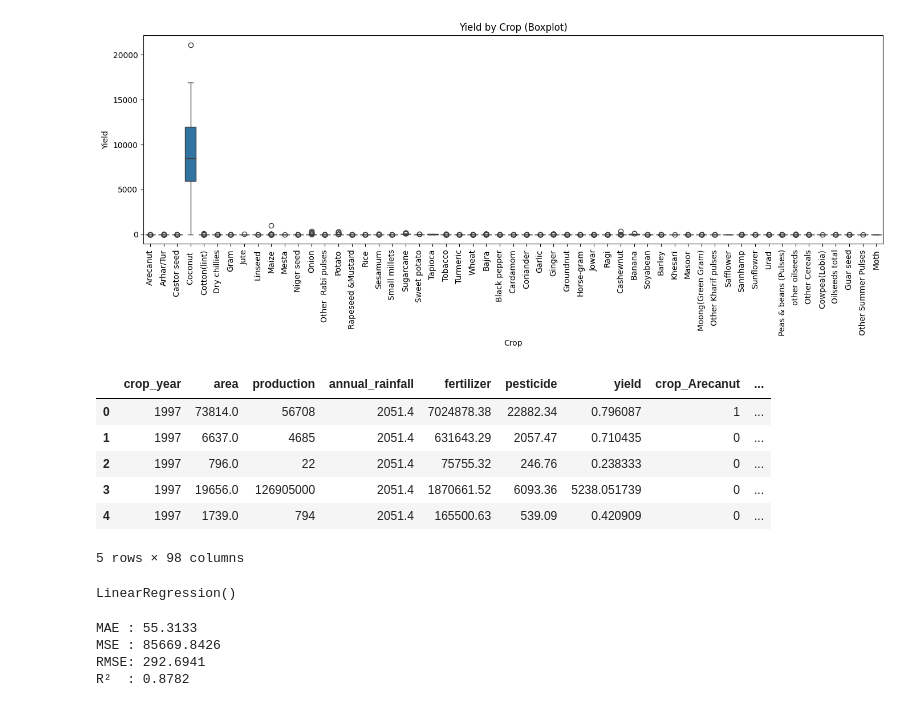
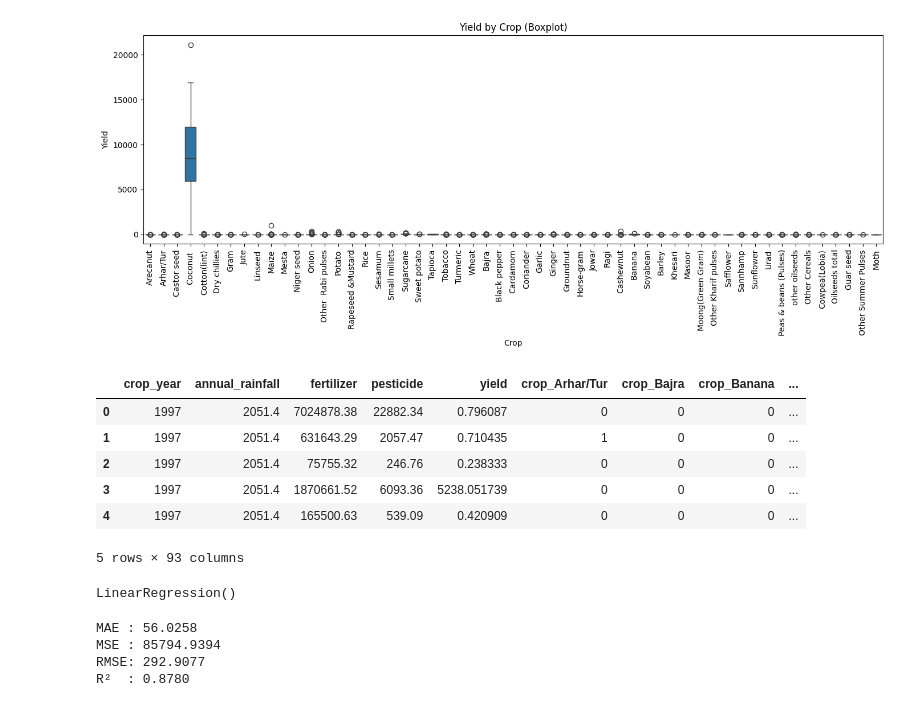
Before and after one commit to isabel0803/MLM_In_prod_group_project, a Jupyter notebook: bharat_farming/exploration/p1.ipynb, the cells around one changed output. Cells and saved outputs as stored; diff of their text form; code cells hidden in the pictures.

```diff
--- a/bharat_farming/exploration/p1.ipynb
+++ b/bharat_farming/exploration/p1.ipynb
@@ -170,18 +170,21 @@ plt.show()
 # %%
 # Set to lower case for consistency
 df_base.columns = [col.lower() for col in df_base.columns]
+# %%
+# drop area and production to aviod leakage
+df_base = df_base.drop(columns=["area", "production"])
 # %%
 # transform categorical variables using one-hot encoding 0 and 1
-df_encoded = pd.get_dummies(df_base, drop_first=False, dtype=int)
+df_encoded = pd.get_dummies(df_base, drop_first=True, dtype=int)
 df_encoded.head()
 # %% [output]
-|  | crop_year | area | production | annual_rainfall | fertilizer | pesticide | yield | crop_Arecanut | ... |
-| 0 | 1997 | 73814.0 | 56708 | 2051.4 | 7024878.38 | 22882.34 | 0.796087 | 1 | ... |
-| 1 | 1997 | 6637.0 | 4685 | 2051.4 | 631643.29 | 2057.47 | 0.710435 | 0 | ... |
-| 2 | 1997 | 796.0 | 22 | 2051.4 | 75755.32 | 246.76 | 0.238333 | 0 | ... |
-| 3 | 1997 | 19656.0 | 126905000 | 2051.4 | 1870661.52 | 6093.36 | 5238.051739 | 0 | ... |
-| 4 | 1997 | 1739.0 | 794 | 2051.4 | 165500.63 | 539.09 | 0.420909 | 0 | ... |
+|  | crop_year | annual_rainfall | fertilizer | pesticide | yield | crop_Arhar/Tur | crop_Bajra | crop_Banana | ... |
+| 0 | 1997 | 2051.4 | 7024878.38 | 22882.34 | 0.796087 | 0 | 0 | 0 | ... |
+| 1 | 1997 | 2051.4 | 631643.29 | 2057.47 | 0.710435 | 1 | 0 | 0 | ... |
+| 2 | 1997 | 2051.4 | 75755.32 | 246.76 | 0.238333 | 0 | 0 | 0 | ... |
+| 3 | 1997 | 2051.4 | 1870661.52 | 6093.36 | 5238.051739 | 0 | 0 | 0 | ... |
+| 4 | 1997 | 2051.4 | 165500.63 | 539.09 | 0.420909 | 0 | 0 | 0 | ... |
-5 rows × 98 columns
+5 rows × 93 columns
 # %%
 #Set final df
 df = df_encoded.sort_values(by="crop_year").reset_index(drop=True)
@@ -218,10 +221,10 @@ print(f"MSE : {mse:.4f}")
 print(f"RMSE: {rmse:.4f}")
 print(f"R²  : {r2:.4f}")
 # %% [output]
-MAE : 55.3133
-MSE : 85669.8426
-RMSE: 292.6941
-R²  : 0.8782
+MAE : 56.0258
+MSE : 85794.9394
+RMSE: 292.9077
+R²  : 0.8780
 # %%
 # Set feature importance
 coef_df = pd.DataFrame({
```
Also changed, not shown: parts of 1 cell of this notebook.
